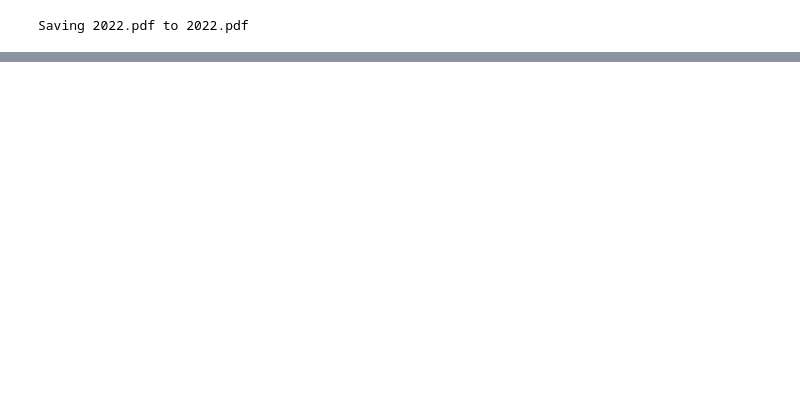
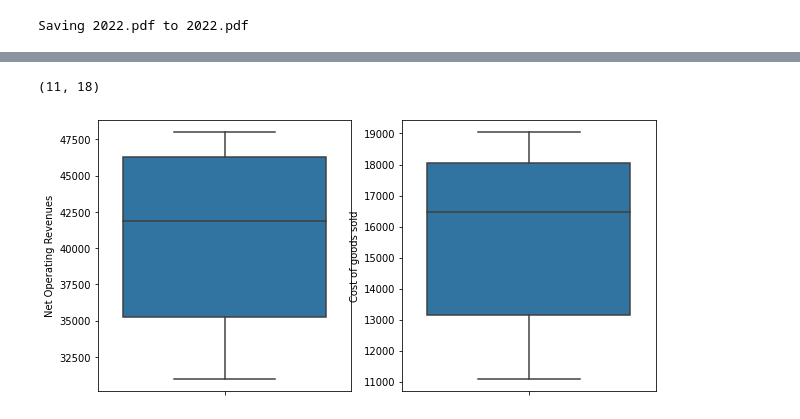
Before and after one commit to B-Karis/B-Karis, a Jupyter notebook: coca_cola.ipynb, the cells around one changed output, grey strips where cells are left out. Drawn from its saved outputs; the diff is of its cells as text; code cells hidden in the pictures; blank space fills up the shorter version.

```diff
--- a/coca_cola.ipynb
+++ b/coca_cola.ipynb
@@ -111,0 +120,3 @@ drive.mount('/content/drive')
+# %%
+df[df.columns[1:]] = df[df.columns[1:]].apply(lambda x: x.str[1:].str.split(',',).str.join('')).astype(np.int64)
+df
@@ -111,0 +156,16 @@ drive.mount('/content/drive')
+# %%
+df.shape
+# %% [output]
+(11, 18)
+# %%
+plt.figure(figsize = (10,5))
+plt.subplot(1,2,1)
+sns.boxplot(y=df['Net Operating Revenues'])
+
+
+
+plt.subplot(1,2, 2)
+sns.boxplot(y=df['Cost of goods sold'])
+plt.show()
+# %% [output]
+[figure, added]
```
Also changed, not shown: parts of 15 cells of this notebook.
